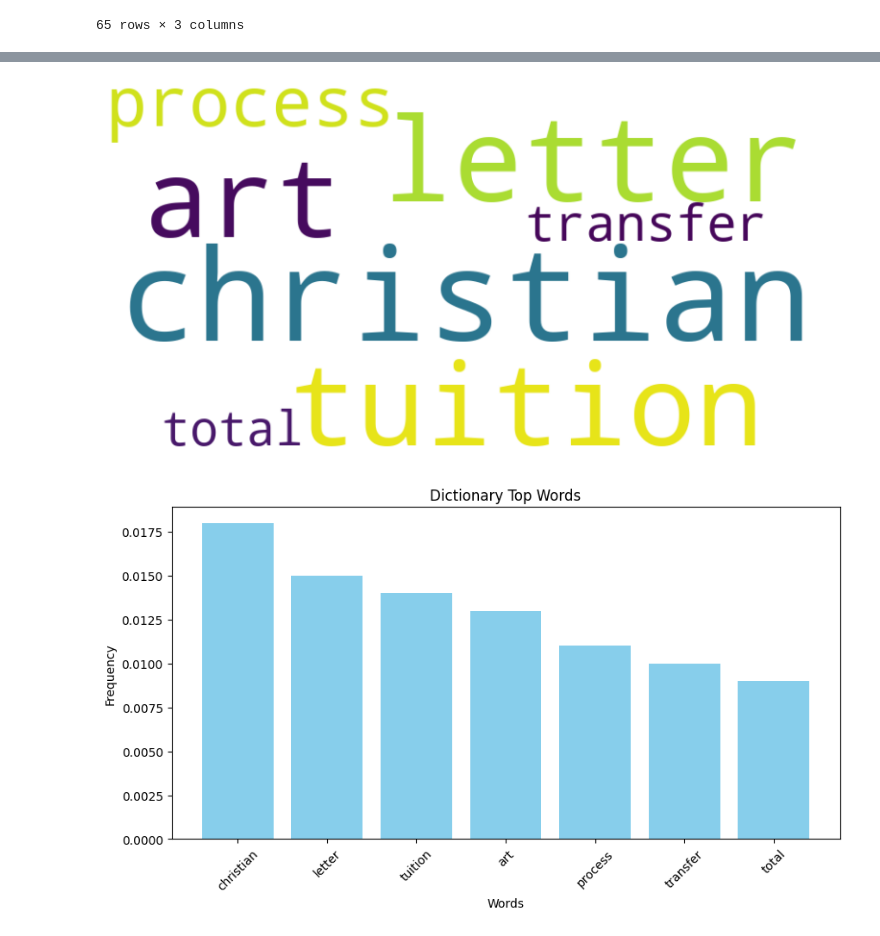
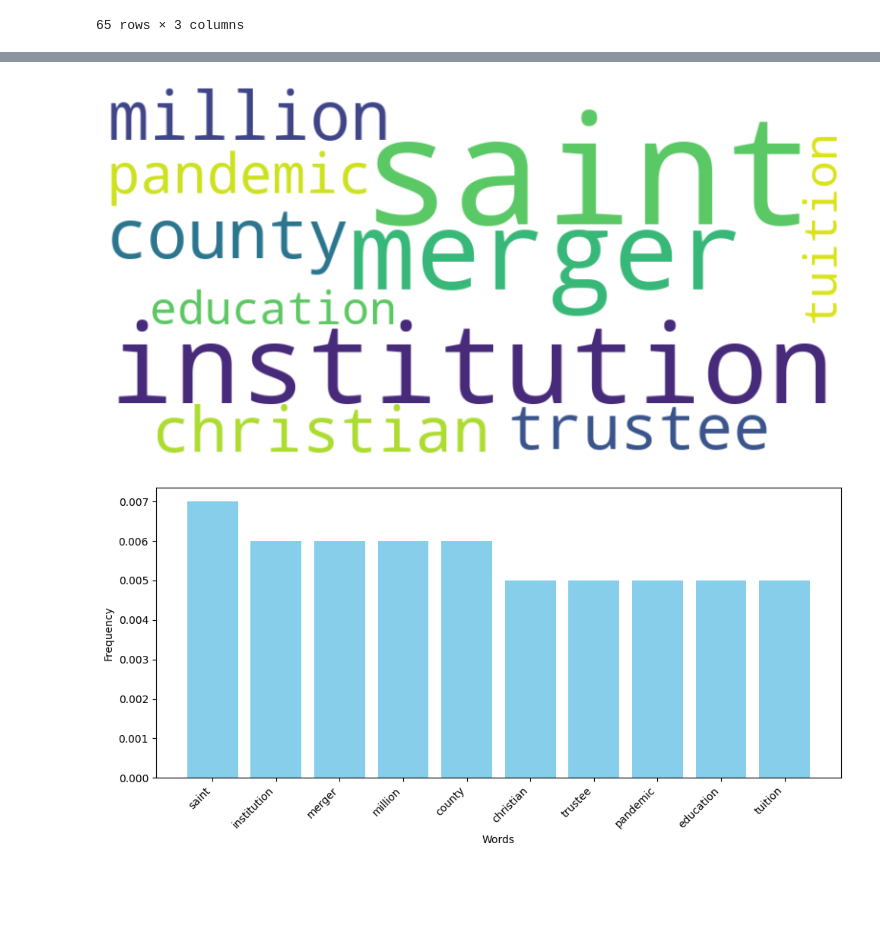
Before and after one commit to SepehrAkbari/enrollment-cliff, a Jupyter notebook: data/topicanalysis.ipynb, the cells around one changed output, grey strips where cells are left out. Drawn from its saved outputs; the diff is of its cells as text; code cells hidden in the pictures; blank space fills up the shorter version.

```diff
--- a/data/topicanalysis.ipynb
+++ b/data/topicanalysis.ipynb
@@ -280,7 +280,7 @@ custom_stop_words = {'university', 'read', 'subscribe', 'click',
                         'island', 'staten', 'state', 'evans', 'notre', 'dame', 'martin', 'uwoshkosh',
                         'berg', 'louis', 'school', 'campus', 'college', 'university', 'robert', 'johnson', 'see',
                         'increasing', 'decreasing', 'declining', 'rise', 'fall', 'growth', 'decline', 'trend',
-                        'vice', 'hope', 'located', 'location', 'john', 'option'}
+                        'vice', 'hope', 'located', 'location', 'john', 'option', 'one', 'detail', 'joint'}
 custom_stop_words.update(college_df.str.lower().tolist())
 custom_stop_words.update(location_df['name'].str.lower().tolist())
 custom_stop_words.update(time_df['name'].str.lower().tolist())
@@ -387,0 +376,9 @@ topics_df
+# %%
+topics_df = pd.DataFrame(topics, columns=['Topic ID', 'Words'])
+topics_df['Words'] = topics_df['Words'].apply(
+    lambda x: dict([
+        (word_part.split('*')[1].strip('"'), float(word_part.split('*')[0]))
+        for word_part in x.split(' +')
+    ])
+)
+topics_df
@@ -387,0 +391,6 @@ topics_df
+# %%
+for index, row in topics_df.iterrows():
+    print(f"Topic {row['Topic ID']}:")
+    for word, freq in row['Words'].items():
+        print(f"  {word}: {freq}")
+    print()
@@ -423,34 +450,41 @@ Topic 5 (3.08%): christian, letter, tuition, art, closure
 # %%
-def visualize_dictionary(frequency_dict):
+def visualize_dictionary(word_frequencies_dict):
     """
     Visualize a dictionary using word clouds and bar charts.
 
     Parameter:
     - word_dict: Dictionary where keys are frequencies and values are words.
     """
 
-    word_dict = {word.strip('"'): float(freq) for freq, word in frequency_dict.items()}
-
-    wordcloud = WordCloud(width=800, height=400, background_color='white').generate_from_frequencies(word_dict)
+    wordcloud = WordCloud(width=800, height=400, background_color='white').generate_from_frequencies(word_frequencies_dict)
     plt.figure(figsize=(10, 5))
     plt.imshow(wordcloud, interpolation='bilinear')
     plt.axis('off')
     plt.grid(False)
     plt.show()
 
+    # --- Bar Chart Visualization ---
+    # Sort words by frequency for better readability in the bar chart
+    sorted_words = sorted(word_frequencies_dict.items(), key=lambda item: item[1], reverse=True)
+    words = [item[0] for item in sorted_words]
+    frequencies = [item[1] for item in sorted_words]
+
     plt.figure(figsize=(10, 5))
-    plt.bar(word_dict.keys(), word_dict.values(), color='skyblue')
-    plt.title(f'Dictionary Top Words')
+    plt.bar(words, frequencies, color='skyblue')
     plt.xlabel('Words')
     plt.ylabel('Frequency')
-    plt.xticks(rotation=45)
+    plt.xticks(rotation=45, ha='right') # Rotate labels and align them for better readability
+    plt.tight_layout() # Adjust layout to prevent labels from overlapping
     plt.show()
 
-i = 5
-visualize_dictionary(topics_df.iloc[i][1])
+i = 1 # For example, to visualize the first topic
+topic_id_to_visualize = topics_df.iloc[i]['Topic ID']
+word_dictionary_for_topic = topics_df.iloc[i]['Words']
+
+visualize_dictionary(word_dictionary_for_topic)
 # %% [output]
-[figure, old version]
+[figure, new version]
-[figure, old version]
+[figure, new version]
 # %%
 # coherence_model = CoherenceModel(model=lda_model, texts=df['tokens'], dictionary=dictionary, coherence='c_v')
 # coherence_score = coherence_model.get_coherence()
```
Also changed, not shown: parts of 6 cells of this notebook, 20 other files.
